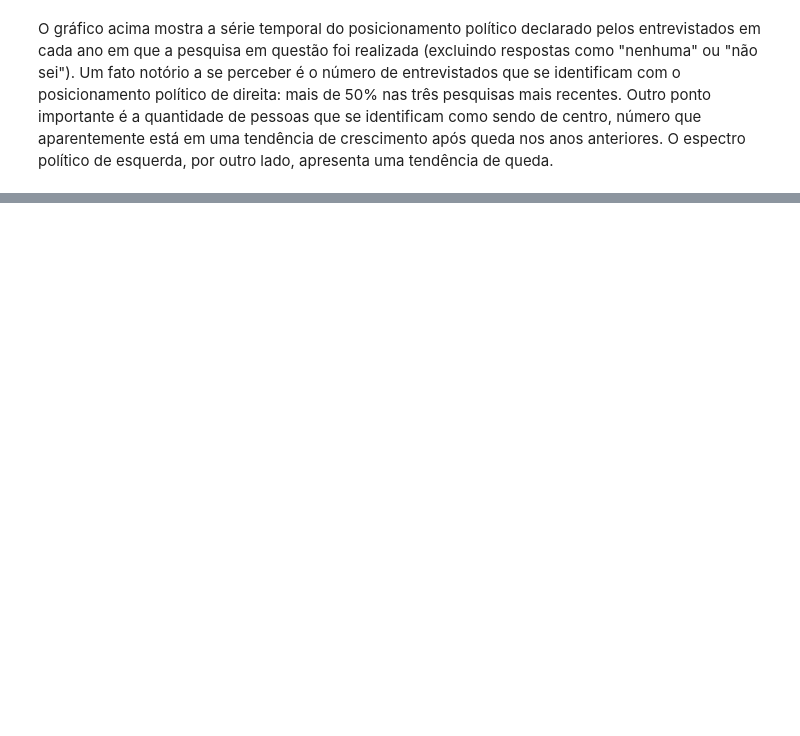
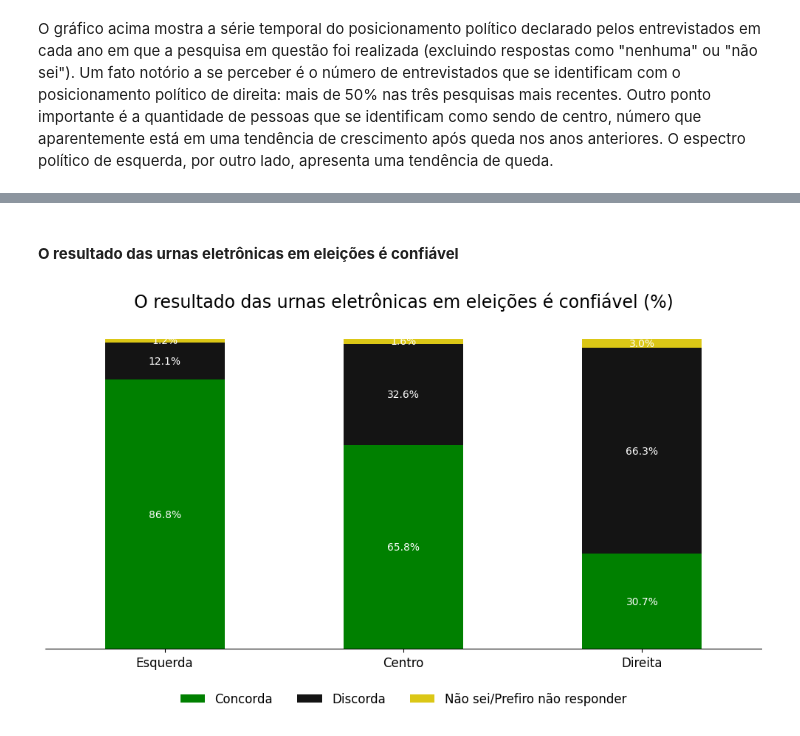
Before and after one commit to h-Soares/ds-espectro-politico-brasil, a Jupyter notebook: project.ipynb, the cells around one changed output, grey strips where cells are left out. Cells and saved outputs as stored; diff of their text form; code cells hidden in the pictures; blank space fills up the shorter version.

```diff
--- a/project.ipynb
+++ b/project.ipynb
@@ -679,0 +739,23 @@ O gráfico acima mostra a série temporal do posicionamento político declarado
+# %% [markdown]
+#### **O resultado das urnas eletrônicas em eleições é confiável**
+# %%
+ax = df.groupby(['posicionamento_politico', 'confianca_urnas']).size().unstack().div(df.groupby('posicionamento_politico').size(), axis=0).mul(100).loc[['Esquerda', 'Centro', 'Direita']].plot(kind='bar', stacked=True, color=colors, rot=0, figsize=(10,6))
+
+for container in ax.containers:
+    ax.bar_label(container, fmt='%.1f%%', label_type='center', fontsize=10, color='white')
+
+ax.get_yaxis().set_visible(False)
+ax.set_title("O resultado das urnas eletrônicas em eleições é confiável (%)", fontsize=17, pad=16)
+ax.set_xlabel("")
+ax.tick_params(axis='x', labelsize=12)
+ax.legend( title="", fontsize=12, loc='upper center', bbox_to_anchor=(0.5, -0.10), ncol=3, frameon=False)
+
+ax.spines['top'].set_visible(False)
+ax.spines['right'].set_visible(False)
+ax.spines['left'].set_visible(False)
+
+plt.tight_layout()
+plt.savefig(r'images\confianca_urnas-posicionamento_politico.png')
+plt.show()
+# %% [output]
+[figure, added]
```
Also changed, not shown: parts of 68 cells of this notebook, 22 other files.
